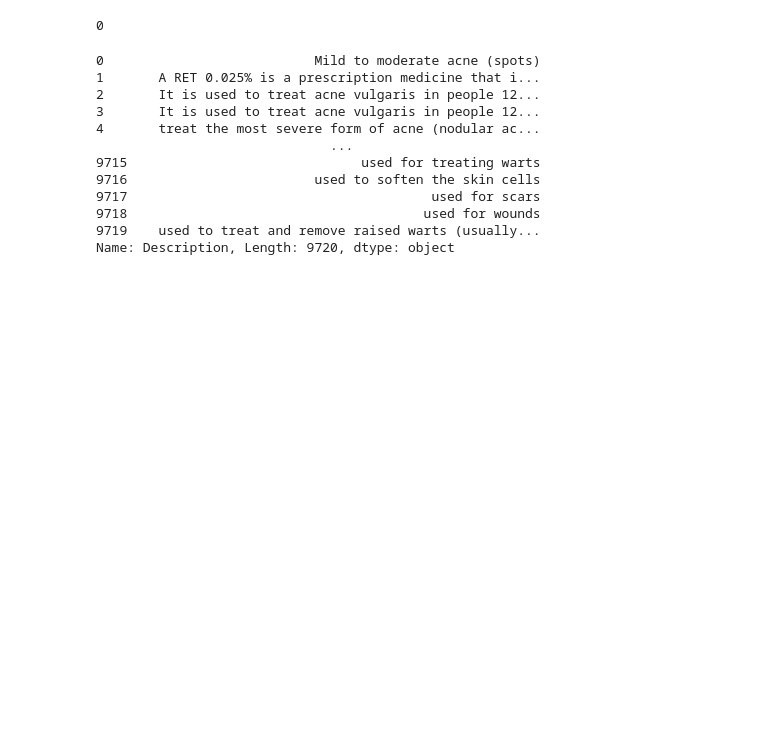
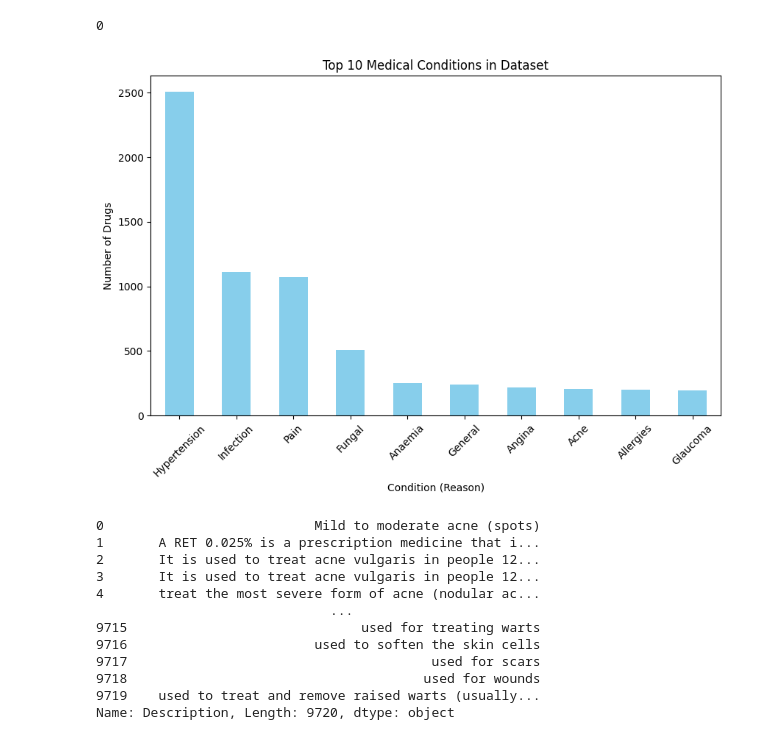
Before and after one commit to amlan0409/machine-learning-projects, a Jupyter notebook: Personalized_Medicine_Recommendation_System/Personalized_Medicine_Recommendation_System.ipynb, the cells around one changed output. Cells and saved outputs as stored; diff of their text form; code cells hidden in the pictures; blank space fills up the shorter version.

```diff
--- a/Personalized_Medicine_Recommendation_System/Personalized_Medicine_Recommendation_System.ipynb
+++ b/Personalized_Medicine_Recommendation_System/Personalized_Medicine_Recommendation_System.ipynb
@@ -34,6 +34,20 @@ df.dropna(inplace=True)
 df.duplicated().sum()
 # %% [output]
 0
+# %%
+import matplotlib.pyplot as plt
+import seaborn as sns
+
+# 1. Visualize the most common medical conditions in the dataset
+plt.figure(figsize=(10,6))
+df['Reason'].value_counts().head(10).plot(kind='bar', color='skyblue')
+plt.title('Top 10 Medical Conditions in Dataset')
+plt.xlabel('Condition (Reason)')
+plt.ylabel('Number of Drugs')
+plt.xticks(rotation=45)
+plt.show()
+# %% [output]
+[figure, added]
 # %%
 df['Description']
 # %% [output]
```
Also changed, not shown: parts of 15 cells of this notebook.
